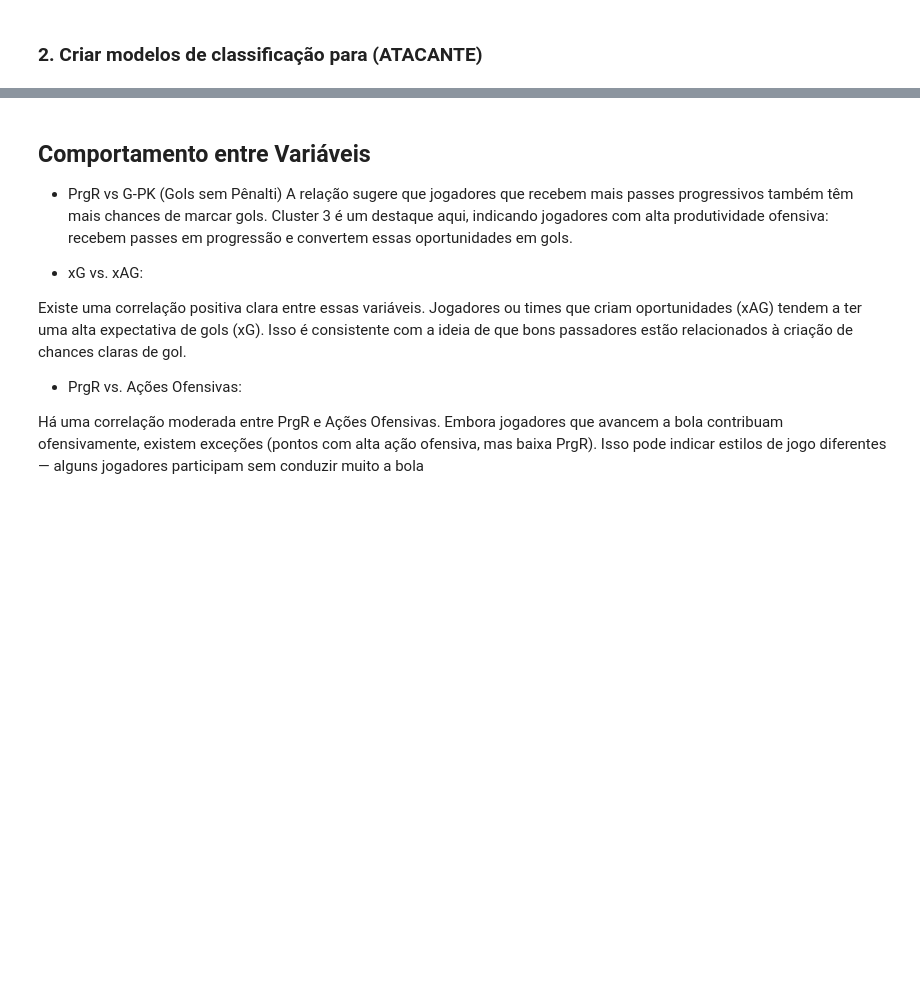
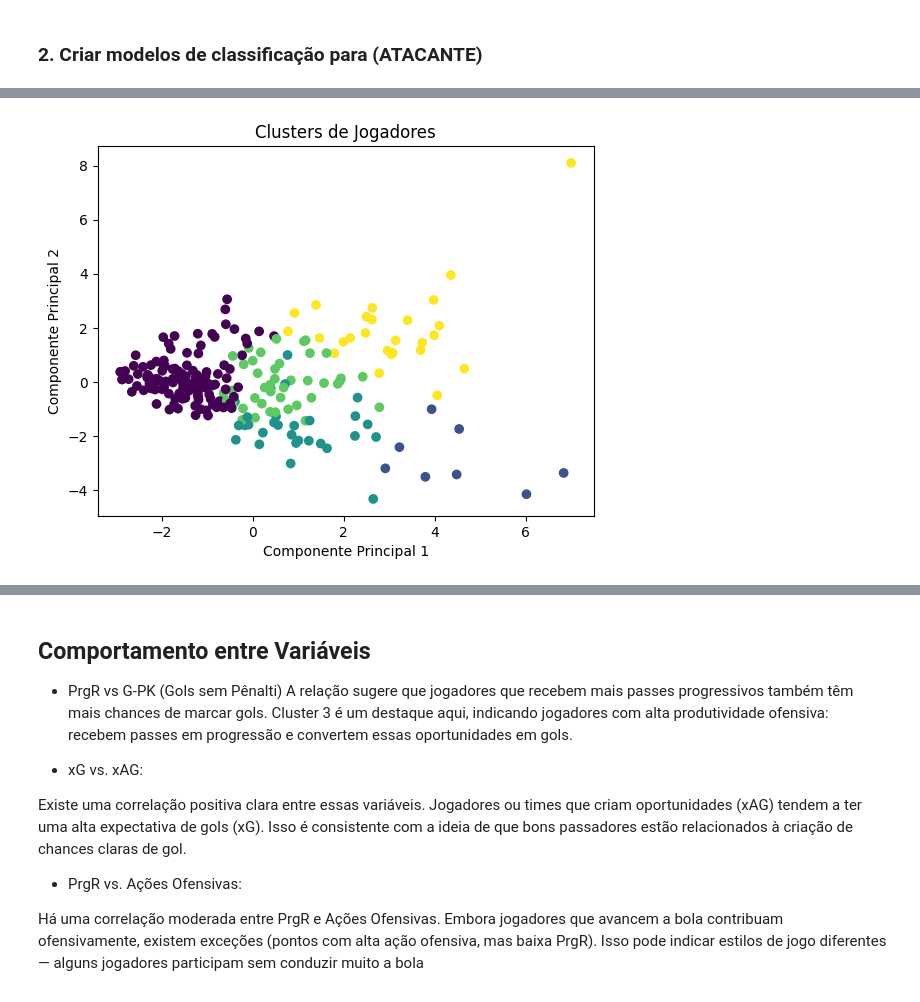
Before and after one commit to ohallao/MoneyBall-Brasileirao, a Jupyter notebook: MoneyBall_Braisleirao_Atacantes.ipynb, the cells around one changed output, grey strips where cells are left out. Saved outputs shown, nothing was run; the diff lists cells and outputs as text; code cells hidden in the pictures; blank space fills up the shorter version.

```diff
--- a/MoneyBall_Braisleirao_Atacantes.ipynb
+++ b/MoneyBall_Braisleirao_Atacantes.ipynb
@@ -389,3 +437,17 @@ print(striker[['PrgR','xG','xAG','G-PK','Assistencias','Cluster']])
+# %%
+from sklearn.decomposition import PCA
+import matplotlib.pyplot as plt
+
+pca = PCA(n_components=2)
+X_pca = pca.fit_transform(X_scaled)
+
+plt.scatter(X_pca[:, 0], X_pca[:, 1], c=clusters, cmap='viridis')
+plt.title('Clusters de Jogadores')
+plt.xlabel('Componente Principal 1')
+plt.ylabel('Componente Principal 2')
+plt.show()
+# %% [output]
+[figure, added]
 # %%
 # Adicionar as métricas e o cluster ao DataFrame para visualização
 metrics = ['PrgR','xG','xAG','G-PK','Assistencias','Acoes Ofensivas','Aerial Duel Won','Aerial Duel Lost','Cluster']
```
Also changed, not shown: parts of 28 cells of this notebook.
